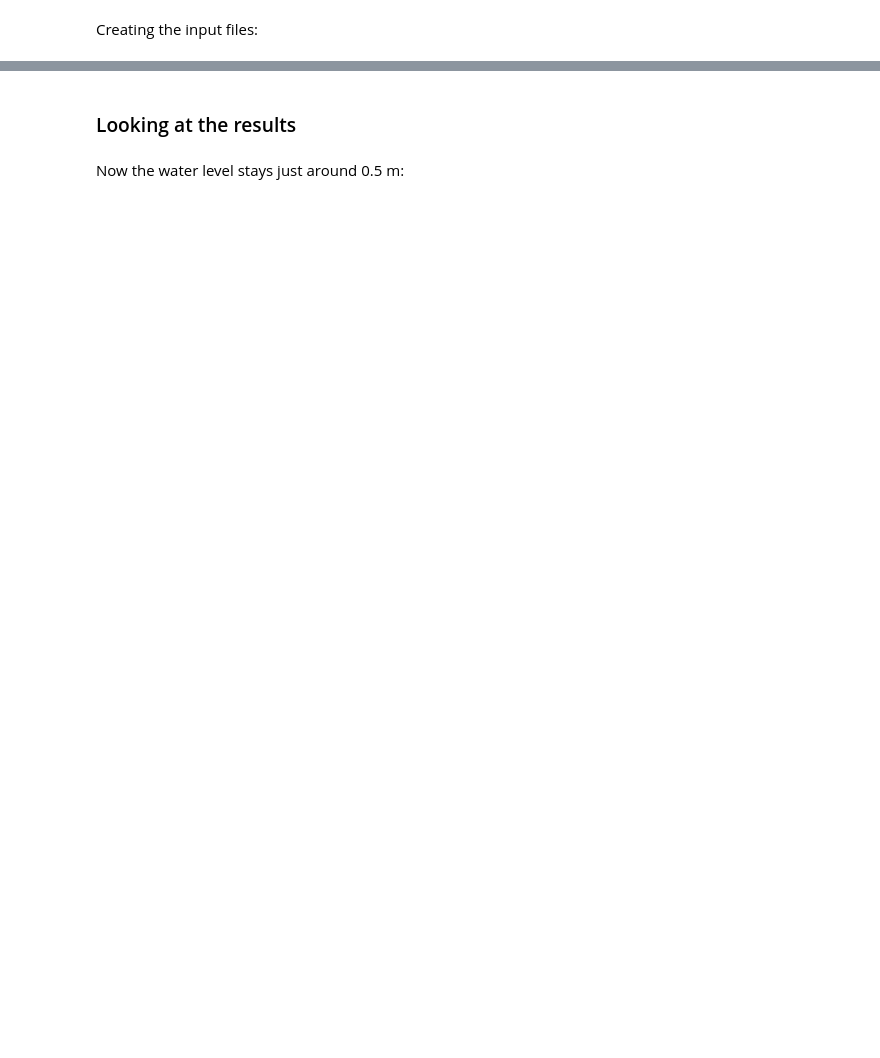
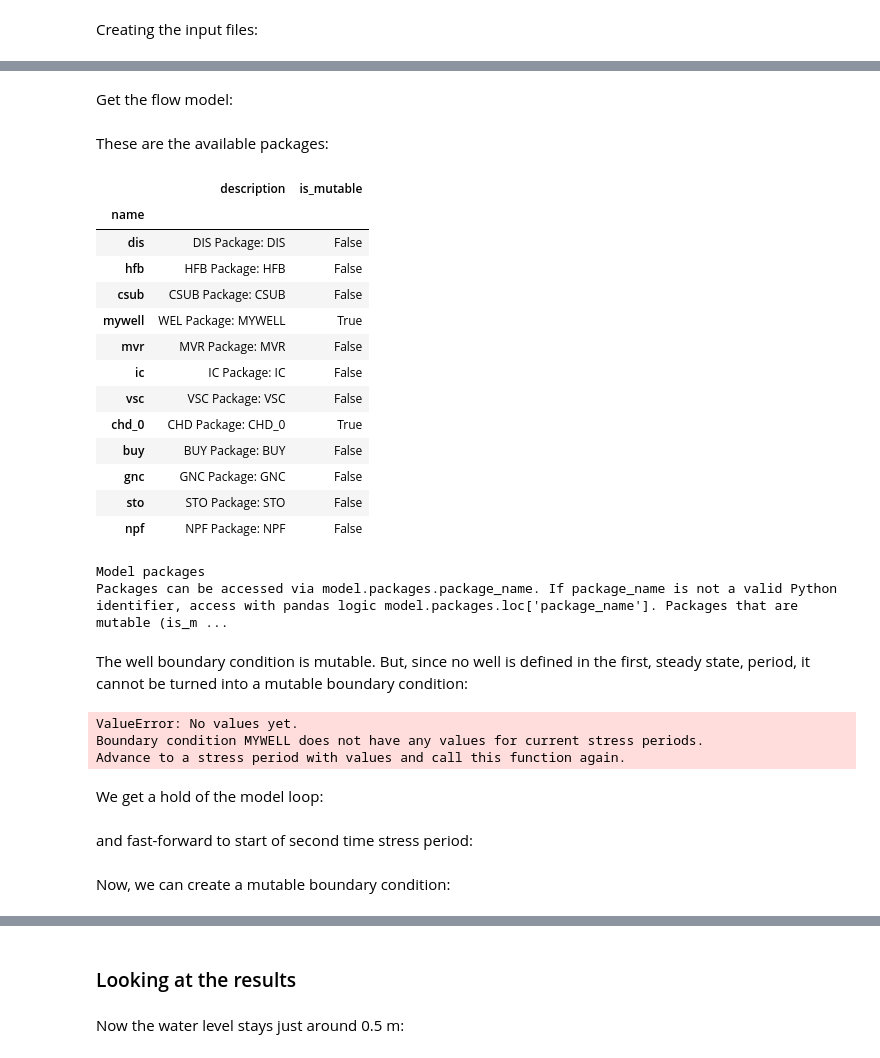
Before and after one commit to hydrocomputing/pymf6, a Jupyter notebook: doc/examples/head_controlled_well/Head_Controlled_Well.ipynb, the cells around one changed output, grey strips where cells are left out. Cells and saved outputs as stored; diff of their text form; code cells hidden in the pictures; blank space fills up the shorter version.

```diff
--- a/doc/examples/head_controlled_well/Head_Controlled_Well.ipynb
+++ b/doc/examples/head_controlled_well/Head_Controlled_Well.ipynb
@@ -565,0 +255,39 @@ CompletedProcess(args=['/Users/mike/Dev/pymf6/.pixi/envs/test/bin/python', 'pymf
+# %%
+mf6 = MF6(model_path)
+# %% [markdown]
+Get the flow model:
+# %%
+gwf = mf6.models['gwf6']
+# %% [markdown]
+These are the available packages:
+# %%
+gwf.packages
+# %% [output]
+|  | description | is_mutable |
+| name |  |  |
+| dis | DIS Package: DIS | False |
+| hfb | HFB Package: HFB | False |
+| csub | CSUB Package: CSUB | False |
+| mywell | WEL Package: MYWELL | True |
+| mvr | MVR Package: MVR | False |
+| ic | IC Package: IC | False |
+| vsc | VSC Package: VSC | False |
+| chd_0 | CHD Package: CHD_0 | True |
+| buy | BUY Package: BUY | False |
+| gnc | GNC Package: GNC | False |
+| sto | STO Package: STO | False |
+| npf | NPF Package: NPF | False |
+Model packages
+Packages can be accessed via model.packages.package_name. If package_name is not a valid Python identifier, access with pandas logic model.packages.loc['package_name']. Packages that are mutable (is_m ...
+# %% [markdown]
+The well boundary condition is mutable.
+But, since no well is defined in the first, steady state, period,
+it cannot be turned into a mutable boundary condition:
+# %%
+gwf.packages.mywell.as_mutable_bc()
+# %% [output]
+ValueError: No values yet.
+Boundary condition MYWELL does not have any values for current stress periods.
+Advance to a stress period with values and call this function again.
+# %% [markdown]
+We get a hold of the model loop:
@@ -565,0 +296,2 @@ CompletedProcess(args=['/Users/mike/Dev/pymf6/.pixi/envs/test/bin/python', 'pymf
+# %% [markdown]
+and fast-forward to start of second time stress period:
@@ -565,0 +302,2 @@ CompletedProcess(args=['/Users/mike/Dev/pymf6/.pixi/envs/test/bin/python', 'pymf
+# %% [markdown]
+Now, we can create a mutable boundary condition:
```
Also changed, not shown: parts of 100 cells of this notebook, 7 other files.
